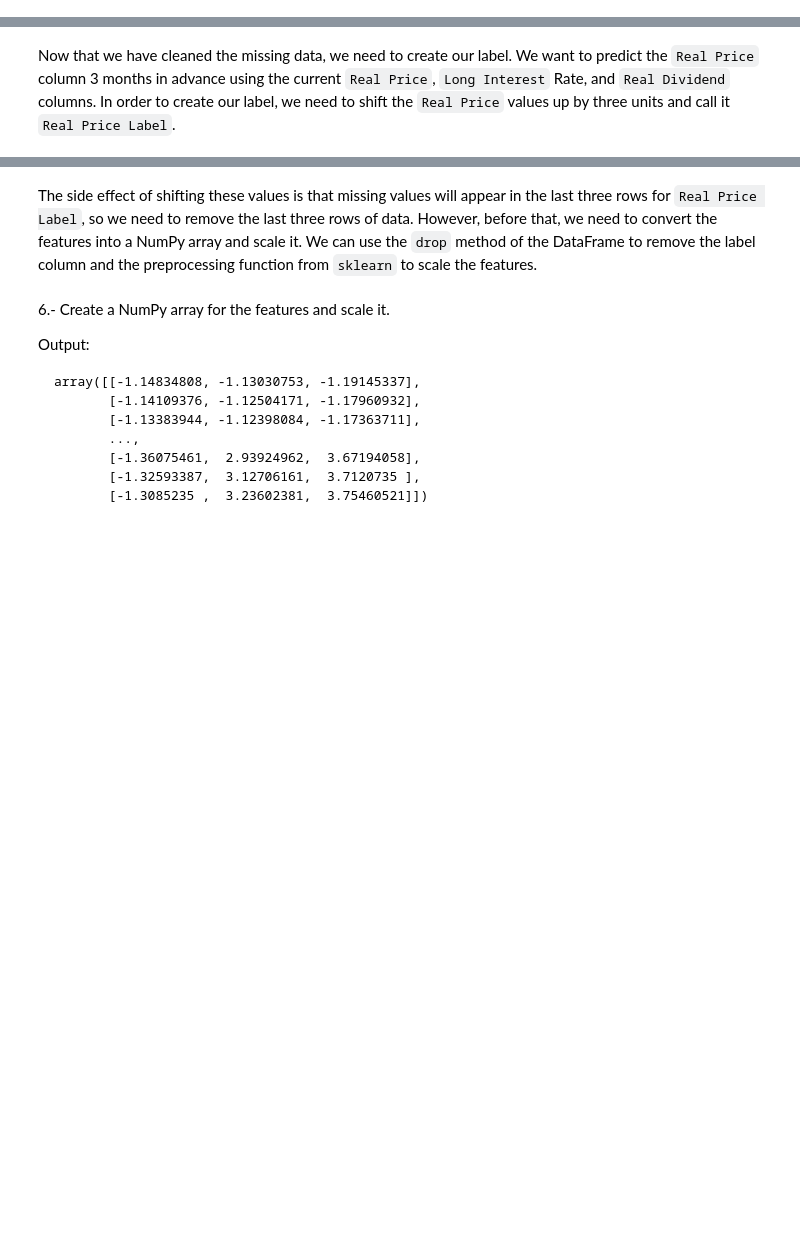
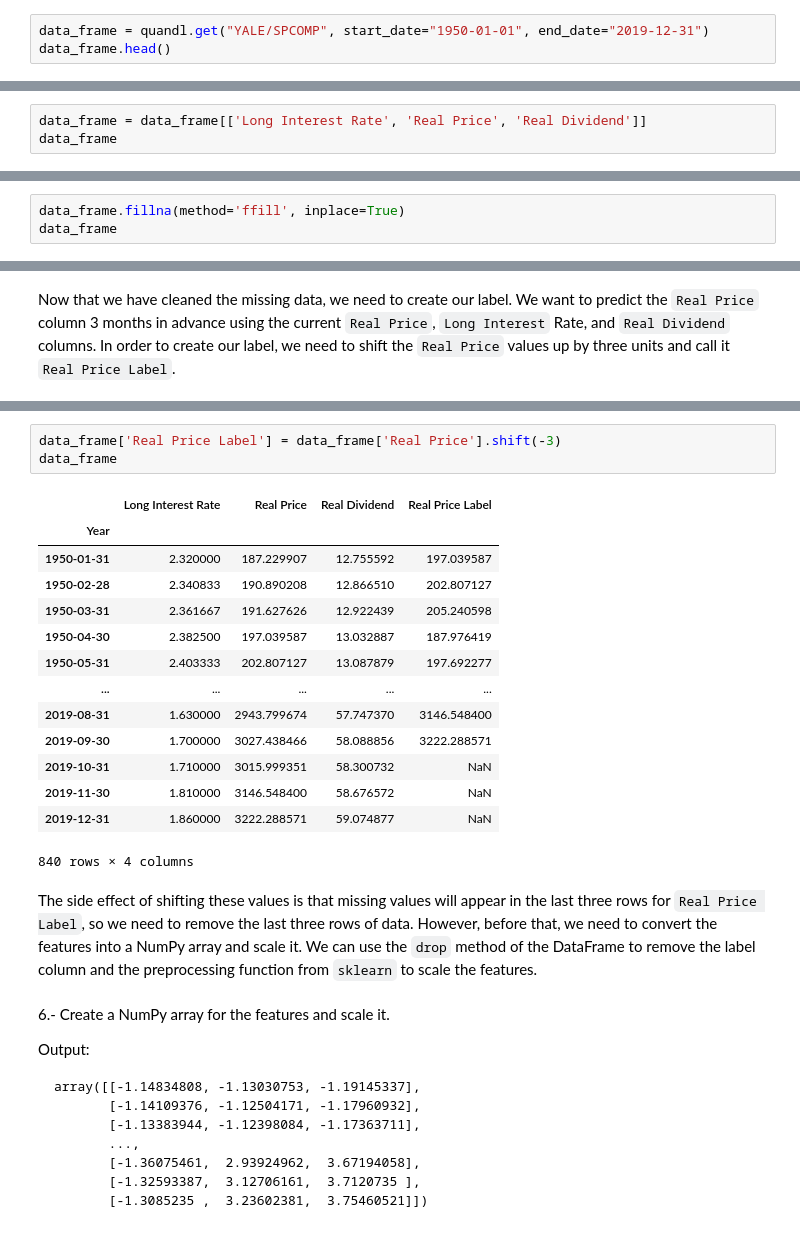
Before and after one commit to applied-data-mining-master/unidad-1-mision-7-seguidores-del-bicho, a Jupyter notebook: Exercise2_03.ipynb, the cells around one changed output, grey strips where cells are left out. Cells and saved outputs as stored; diff of their text form; blank space fills up the shorter version.

```diff
--- a/Exercise2_03.ipynb
+++ b/Exercise2_03.ipynb
@@ -15,3 +20,6 @@ The following steps will help you to complete this exercise:
 Output:
 
 ![Figure 2.18](img/fig2_18.jpg)
+# %%
+data_frame = quandl.get("YALE/SPCOMP", start_date="1950-01-01", end_date="2019-12-31")
+data_frame.head()
@@ -25,3 +41,6 @@ As regression is not about detecting the correlation between features, we would
 Output:
 
 ![Figure 2.19](img/fig2_19.jpg)
+# %%
+data_frame = data_frame[['Long Interest Rate', 'Real Price', 'Real Dividend']]
+data_frame
@@ -33,3 +67,6 @@ You can see that the DataFrame contains a few missing values `NaN`. As regressio
 Output:
 
 ![Figure 2.20](img/fig2_20.jpg)
+# %%
+data_frame.fillna(method='ffill', inplace=True)
+data_frame
@@ -41,6 +93,24 @@ Now that we have cleaned the missing data, we need to create our label. We want
 Output:
 
 ![Figure 2.21](img/fig2_21.jpg)
+# %%
+data_frame['Real Price Label'] = data_frame['Real Price'].shift(-3)
+data_frame
+# %% [output]
+|  | Long Interest Rate | Real Price | Real Dividend | Real Price Label |
+| Year |  |  |  |  |
+| 1950-01-31 | 2.320000 | 187.229907 | 12.755592 | 197.039587 |
+| 1950-02-28 | 2.340833 | 190.890208 | 12.866510 | 202.807127 |
+| 1950-03-31 | 2.361667 | 191.627626 | 12.922439 | 205.240598 |
+| 1950-04-30 | 2.382500 | 197.039587 | 13.032887 | 187.976419 |
+| 1950-05-31 | 2.403333 | 202.807127 | 13.087879 | 197.692277 |
+| ... | ... | ... | ... | ... |
+| 2019-08-31 | 1.630000 | 2943.799674 | 57.747370 | 3146.548400 |
+| 2019-09-30 | 1.700000 | 3027.438466 | 58.088856 | 3222.288571 |
+| 2019-10-31 | 1.710000 | 3015.999351 | 58.300732 | NaN |
+| 2019-11-30 | 1.810000 | 3146.548400 | 58.676572 | NaN |
+| 2019-12-31 | 1.860000 | 3222.288571 | 59.074877 | NaN |
+840 rows × 4 columns
 # %% [markdown]
 The side effect of shifting these values is that missing values will appear in the last three rows for `Real Price Label`, so we need to remove the last three rows of data. However, before that, we need to convert the features into a NumPy array and scale it. We can use the `drop` method of the DataFrame to remove the label column and the preprocessing function from `sklearn` to scale the features.
 # %% [markdown]
```
Also changed, not shown: parts of 9 cells of this notebook, 1 other file.
